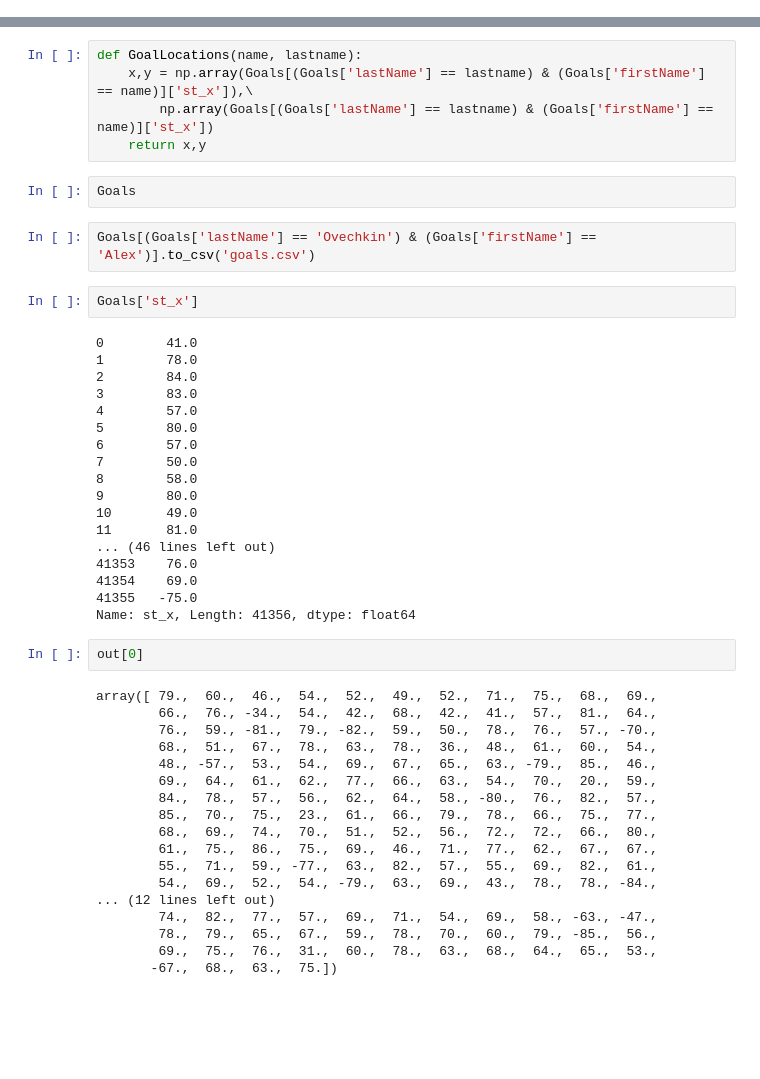
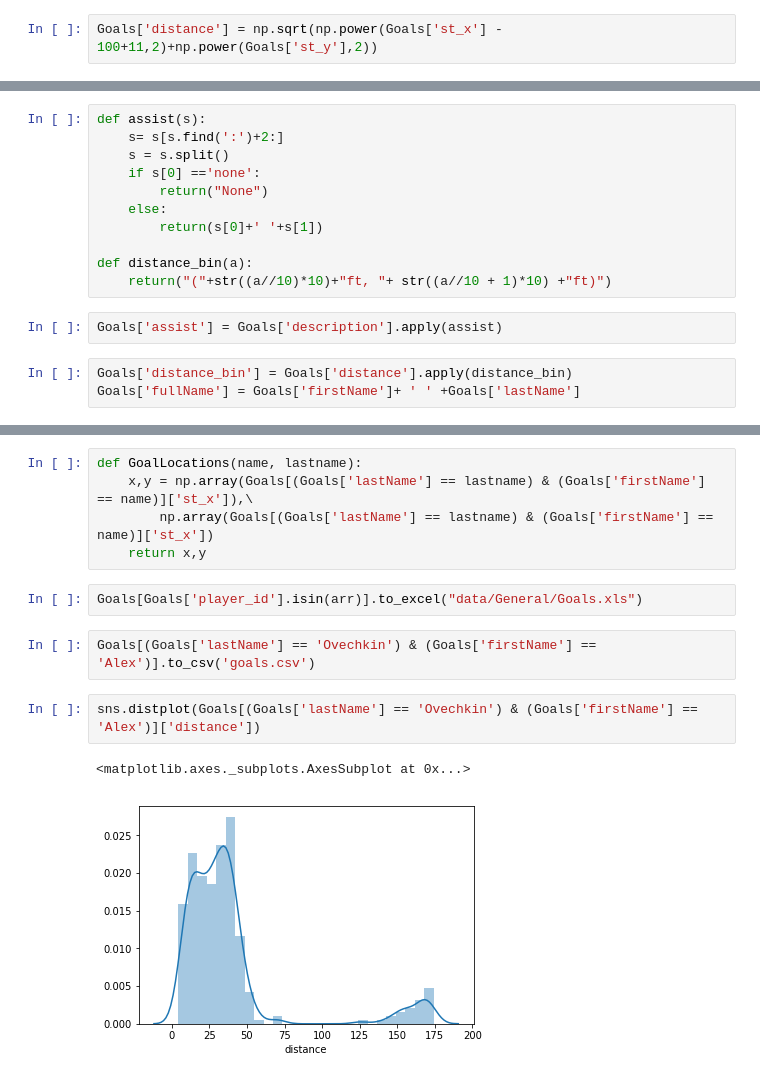
Before and after one commit to lapalap/NHL_Visualization, a Jupyter notebook: Py_data_cooking.ipynb, the cells around one changed output, grey strips where cells are left out. Cells and saved outputs as stored; diff of their text form; blank space fills up the shorter version.

```diff
--- a/Py_data_cooking.ipynb
+++ b/Py_data_cooking.ipynb
@@ -198,0 +148,2 @@ Index(['play_id', 'game_id', 'play_num', 'team_id_for', 'team_id_against',
+# %%
+Goals['distance'] = np.sqrt(np.power(Goals['st_x'] - 100+11,2)+np.power(Goals['st_y'],2))
@@ -198,0 +154,16 @@ Index(['play_id', 'game_id', 'play_num', 'team_id_for', 'team_id_against',
+# %%
+def assist(s):
+    s= s[s.find(':')+2:]
+    s = s.split()
+    if s[0] =='none':
+        return("None")
+    else:
+        return(s[0]+' '+s[1])
+
+def distance_bin(a):
+    return("("+str((a//10)*10)+"ft, "+ str((a//10 + 1)*10) +"ft)")
+# %%
+Goals['assist'] = Goals['description'].apply(assist)
+# %%
+Goals['distance_bin'] = Goals['distance'].apply(distance_bin)
+Goals['fullName'] = Goals['firstName']+ ' ' +Goals['lastName']
@@ -250,47 +249,12 @@ def GoalLocations(name, lastname):
     x,y = np.array(Goals[(Goals['lastName'] == lastname) & (Goals['firstName'] == name)]['st_x']),\
         np.array(Goals[(Goals['lastName'] == lastname) & (Goals['firstName'] == name)]['st_x'])
     return x,y
-# %%
-Goals
+# %%
+Goals[Goals['player_id'].isin(arr)].to_excel("data/General/Goals.xls")
 # %%
 Goals[(Goals['lastName'] == 'Ovechkin') & (Goals['firstName'] == 'Alex')].to_csv('goals.csv')
-# %%
-Goals['st_x']
-# %% [output]
-0        41.0
-1        78.0
-2        84.0
-3        83.0
-4        57.0
-5        80.0
-6        57.0
-7        50.0
-8        58.0
-9        80.0
-10       49.0
-11       81.0
-... (46 lines left out)
-41353    76.0
-41354    69.0
-41355   -75.0
-Name: st_x, Length: 41356, dtype: float64
-# %%
-out[0]
-# %% [output]
-array([ 79.,  60.,  46.,  54.,  52.,  49.,  52.,  71.,  75.,  68.,  69.,
-        66.,  76., -34.,  54.,  42.,  68.,  42.,  41.,  57.,  81.,  64.,
-        76.,  59., -81.,  79., -82.,  59.,  50.,  78.,  76.,  57., -70.,
-        68.,  51.,  67.,  78.,  63.,  78.,  36.,  48.,  61.,  60.,  54.,
-        48., -57.,  53.,  54.,  69.,  67.,  65.,  63., -79.,  85.,  46.,
-        69.,  64.,  61.,  62.,  77.,  66.,  63.,  54.,  70.,  20.,  59.,
-        84.,  78.,  57.,  56.,  62.,  64.,  58., -80.,  76.,  82.,  57.,
-        85.,  70.,  75.,  23.,  61.,  66.,  79.,  78.,  66.,  75.,  77.,
-        68.,  69.,  74.,  70.,  51.,  52.,  56.,  72.,  72.,  66.,  80.,
-        61.,  75.,  86.,  75.,  69.,  46.,  71.,  77.,  62.,  67.,  67.,
-        55.,  71.,  59., -77.,  63.,  82.,  57.,  55.,  69.,  82.,  61.,
-        54.,  69.,  52.,  54., -79.,  63.,  69.,  43.,  78.,  78., -84.,
-... (12 lines left out)
-        74.,  82.,  77.,  57.,  69.,  71.,  54.,  69.,  58., -63., -47.,
-        78.,  79.,  65.,  67.,  59.,  78.,  70.,  60.,  79., -85.,  56.,
-        69.,  75.,  76.,  31.,  60.,  78.,  63.,  68.,  64.,  65.,  53.,
-       -67.,  68.,  63.,  75.])
+# %%
+sns.distplot(Goals[(Goals['lastName'] == 'Ovechkin') & (Goals['firstName'] == 'Alex')]['distance'])
+# %% [output]
+<matplotlib.axes._subplots.AxesSubplot at 0x...>
+[figure, added]
```
Also changed, not shown: parts of 11 cells of this notebook, 37 other files.
